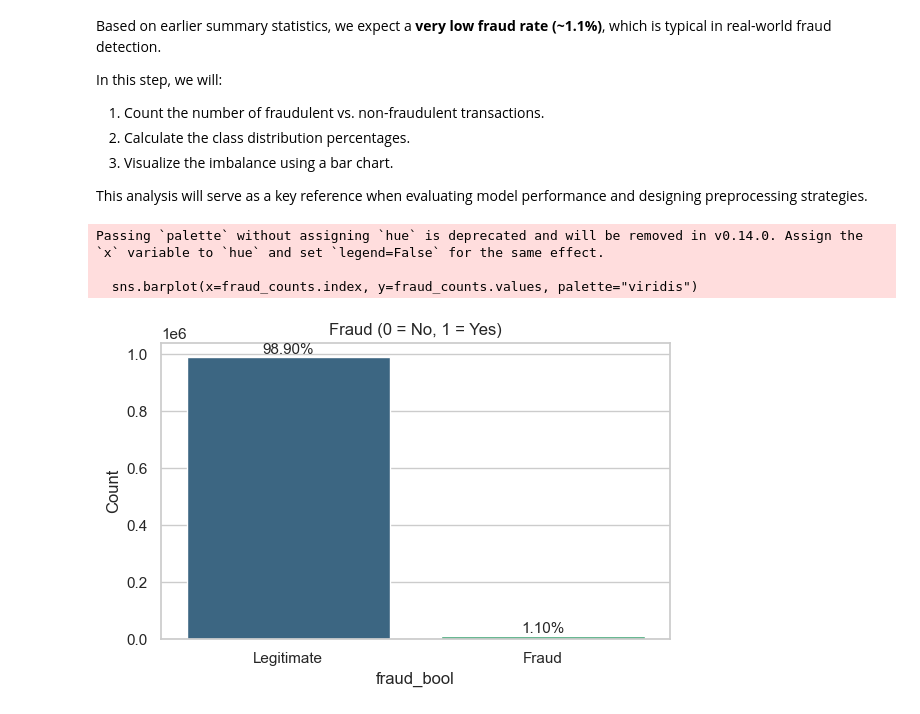
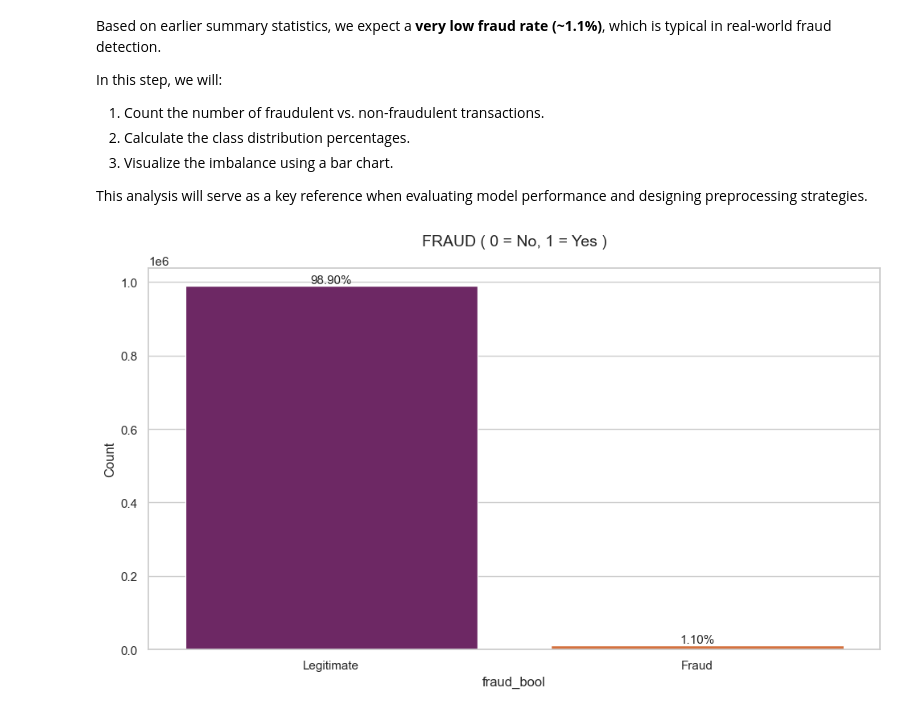
Before and after one commit to jenuzho/Bank-Fraud-Detection, a Jupyter notebook: src/FraudCatcher.ipynb, the cells around one changed output. Cells and saved outputs as stored; diff of their text form; code cells hidden in the pictures.

Commit message:
TARGET VARIABLE DISTRIBUTION fraud_bool

```diff
--- a/src/FraudCatcher.ipynb
+++ b/src/FraudCatcher.ipynb
@@ -104,7 +106,7 @@ else:
 # %% [markdown]
 ### **LOADING THE DATASET**
 # %%
-df = pd.read_csv("Base.csv")
+df = pd.read_csv("../data/interim/Base.csv")
 df.head()
 # %% [output]
 |  | fraud_bool | income | name_email_similarity | prev_address_months_count | current_address_months_count | customer_age | ... |
@@ -266,33 +268,30 @@ In this step, we will:
 
 This analysis will serve as a key reference when evaluating model performance and designing preprocessing strategies.
 # %%
-# Clean style
+# Sets Seaborn plot style.
 sns.set(style="whitegrid")
 
 # Count the values of the target variable
 fraud_counts = df["fraud_bool"].value_counts().sort_index()
 
 # Calculate percentages
 fraud_percent = df["fraud_bool"].value_counts(normalize=True).sort_index() * 100
 
 # Bar plot of the distribution
-plt.figure(figsize=(6,4))
-sns.barplot(x=fraud_counts.index, y=fraud_counts.values, palette="viridis")
+plt.figure(figsize=(10,6))
+sns.barplot(x=fraud_counts.index, y=fraud_counts.values, palette="inferno")
 
 # Annotate bars with percentages
 for i, count in enumerate(fraud_counts.values):
     pct = fraud_percent.values[i]
     plt.text(i, count + 500, f"{pct:.2f}%", ha='center', va='bottom', fontsize=11)
 
 # Formatting
 plt.title("Distribution of Target Variable: fraud_bool", fontsize=14)
-plt.title("Fraud (0 = No, 1 = Yes)")
+plt.title("FRAUD ( 0 = No, 1 = Yes )", fontsize=14, pad=20)
 plt.ylabel("Count")
 plt.xticks([0,1], ["Legitimate", "Fraud"])
 plt.tight_layout()
 plt.show()
 # %% [output]
-Passing `palette` without assigning `hue` is deprecated and will be removed in v0.14.0. Assign the `x` variable to `hue` and set `legend=False` for the same effect.
-
-  sns.barplot(x=fraud_counts.index, y=fraud_counts.values, palette="viridis")
-[figure, old version]
+[figure, new version]
```
Also changed, not shown: parts of 2 cells of this notebook.
